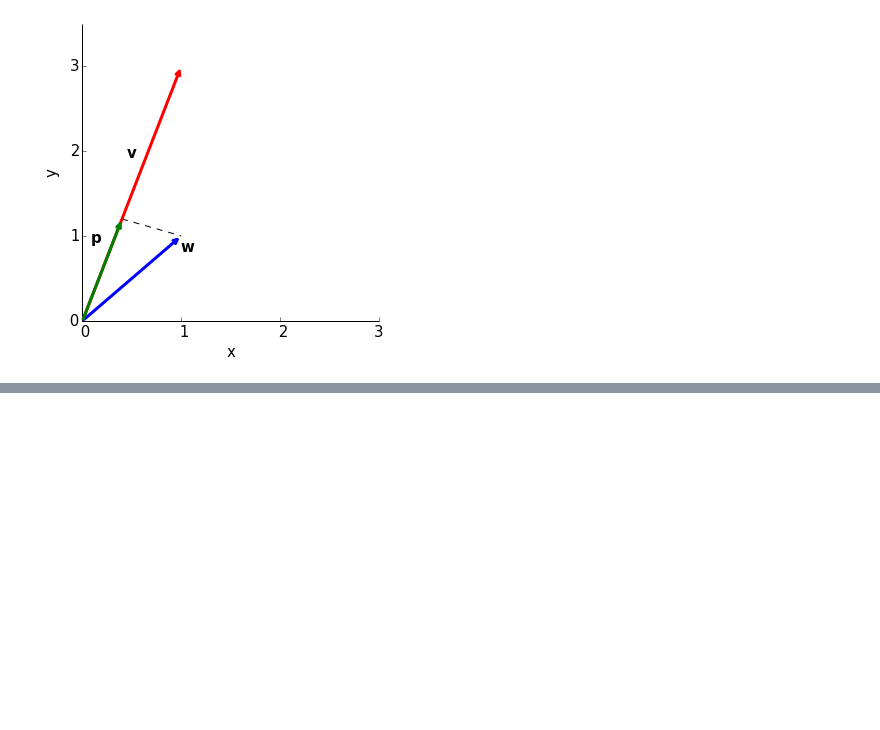
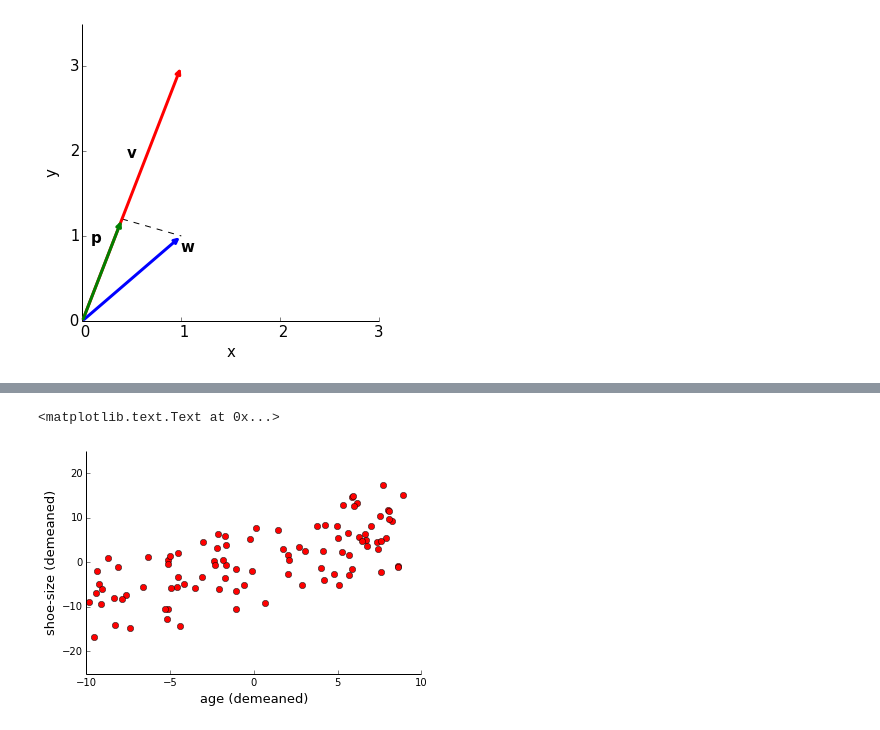
Before and after one commit to Crisly/MathcourseBCN, a Jupyter notebook: math BCN.ipynb, the cells around one changed output, grey strips where cells are left out. Cells and saved outputs as stored; diff of their text form; code cells hidden in the pictures; blank space fills up the shorter version.

```diff
--- a/math BCN.ipynb
+++ b/math BCN.ipynb
@@ -257,0 +341,15 @@ figure1.savefig(os.path.join(resdir,'figure4b.png'))
+# %%
+age_demean = pylab.demean(age, axis=0)
+shoe_demean = pylab.demean(shoe, axis=0)
+figure1 = plt.figure(1,figsize=[6,4])
+ax1 = figure1.add_subplot(111,autoscale_on=False, xlim=[-10,10], ylim=[-25,25])
+plt.plot(age_demean,shoe_demean, 'ro')
+ax1.spines['top'].set_visible(False)
+ax1.spines['right'].set_visible(False)
+ax1.get_xaxis().tick_bottom()
+ax1.get_yaxis().tick_left()
+ax1.set_xlabel('age (demeaned)',fontsize=fs)
+ax1.set_ylabel('shoe-size (demeaned)',fontsize=fs)
+# %% [output]
+<matplotlib.text.Text at 0x...>
+[figure, added]
```
Also changed, not shown: parts of 27 cells of this notebook, 4 other files.
